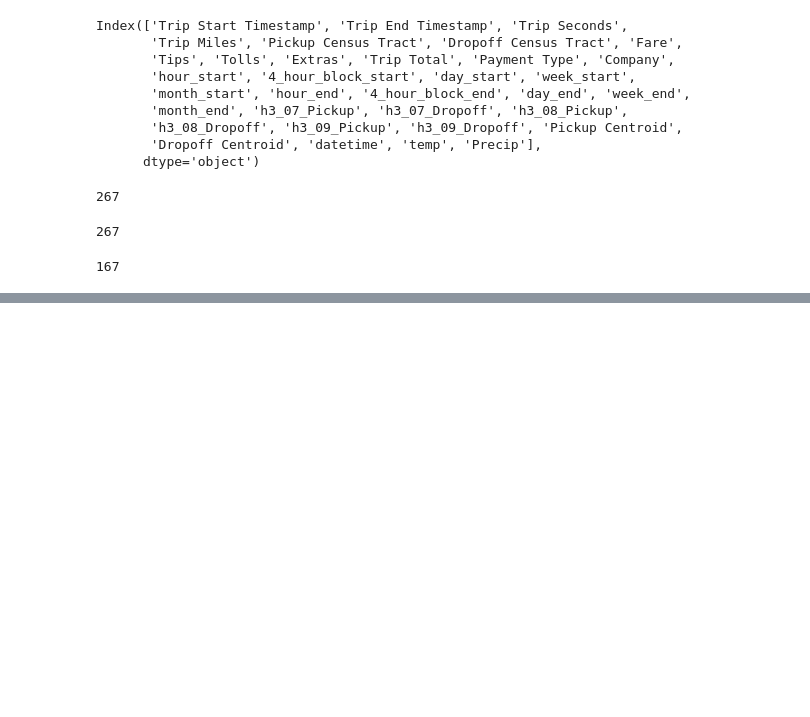
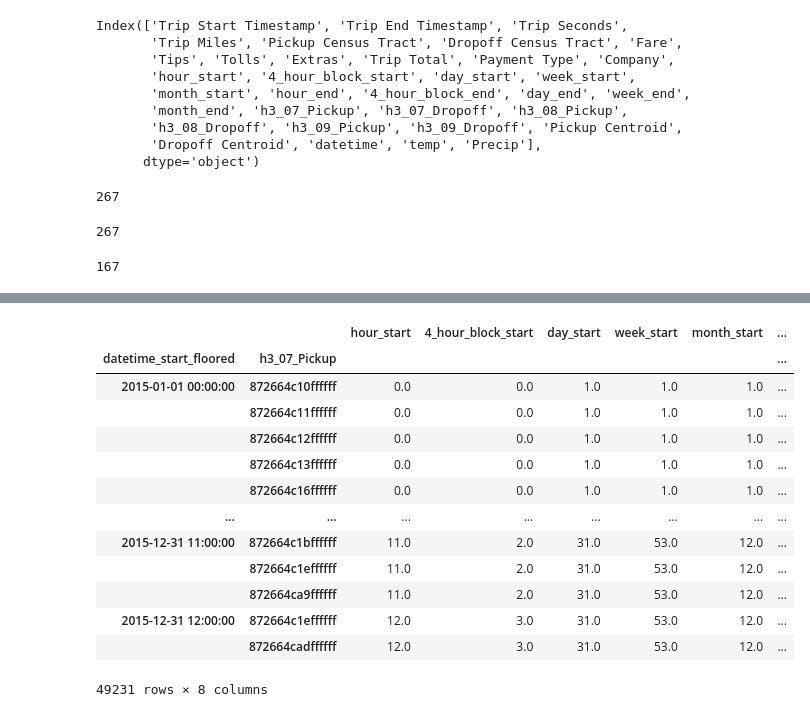
Before and after one commit to Jerematix/aaa, a Jupyter notebook: notebooks/4_predictive_analysis/01_SVM.ipynb, the cells around one changed output, grey strips where cells are left out. Drawn from its saved outputs; the diff is of its cells as text; code cells hidden in the pictures; blank space fills up the shorter version.

```diff
--- a/notebooks/4_predictive_analysis/01_SVM.ipynb
+++ b/notebooks/4_predictive_analysis/01_SVM.ipynb
@@ -85,0 +88,21 @@ trips_c.groupby(["datetime_start_floored", "h3_07_Pickup", "h3_07_Dropoff"]).siz
+# %%
+time_related_columns = ["hour_start", "4_hour_block_start", "day_start", "week_start", "month_start"]
+wheather_related_columns = ["datetime", "temp", "Precip"]
+# %%
+features_df = trips_c[["datetime_start_floored", "h3_07_Pickup"] + time_related_columns + wheather_related_columns].groupby(["datetime_start_floored", "h3_07_Pickup"]).mean()
+features_df
+# %% [output]
+|  |  | hour_start | 4_hour_block_start | day_start | week_start | month_start | ... |
+| datetime_start_floored | h3_07_Pickup |  |  |  |  |  | ... |
+| 2015-01-01 00:00:00 | 872664c10ffffff | 0.0 | 0.0 | 1.0 | 1.0 | 1.0 | ... |
+|  | 872664c11ffffff | 0.0 | 0.0 | 1.0 | 1.0 | 1.0 | ... |
+|  | 872664c12ffffff | 0.0 | 0.0 | 1.0 | 1.0 | 1.0 | ... |
+|  | 872664c13ffffff | 0.0 | 0.0 | 1.0 | 1.0 | 1.0 | ... |
+|  | 872664c16ffffff | 0.0 | 0.0 | 1.0 | 1.0 | 1.0 | ... |
+| ... | ... | ... | ... | ... | ... | ... | ... |
+| 2015-12-31 11:00:00 | 872664c1bffffff | 11.0 | 2.0 | 31.0 | 53.0 | 12.0 | ... |
+|  | 872664c1effffff | 11.0 | 2.0 | 31.0 | 53.0 | 12.0 | ... |
+|  | 872664ca9ffffff | 11.0 | 2.0 | 31.0 | 53.0 | 12.0 | ... |
+| 2015-12-31 12:00:00 | 872664c1effffff | 12.0 | 3.0 | 31.0 | 53.0 | 12.0 | ... |
+|  | 872664cadffffff | 12.0 | 3.0 | 31.0 | 53.0 | 12.0 | ... |
+49231 rows × 8 columns
```
Also changed, not shown: parts of 7 cells of this notebook, 1 other file.
